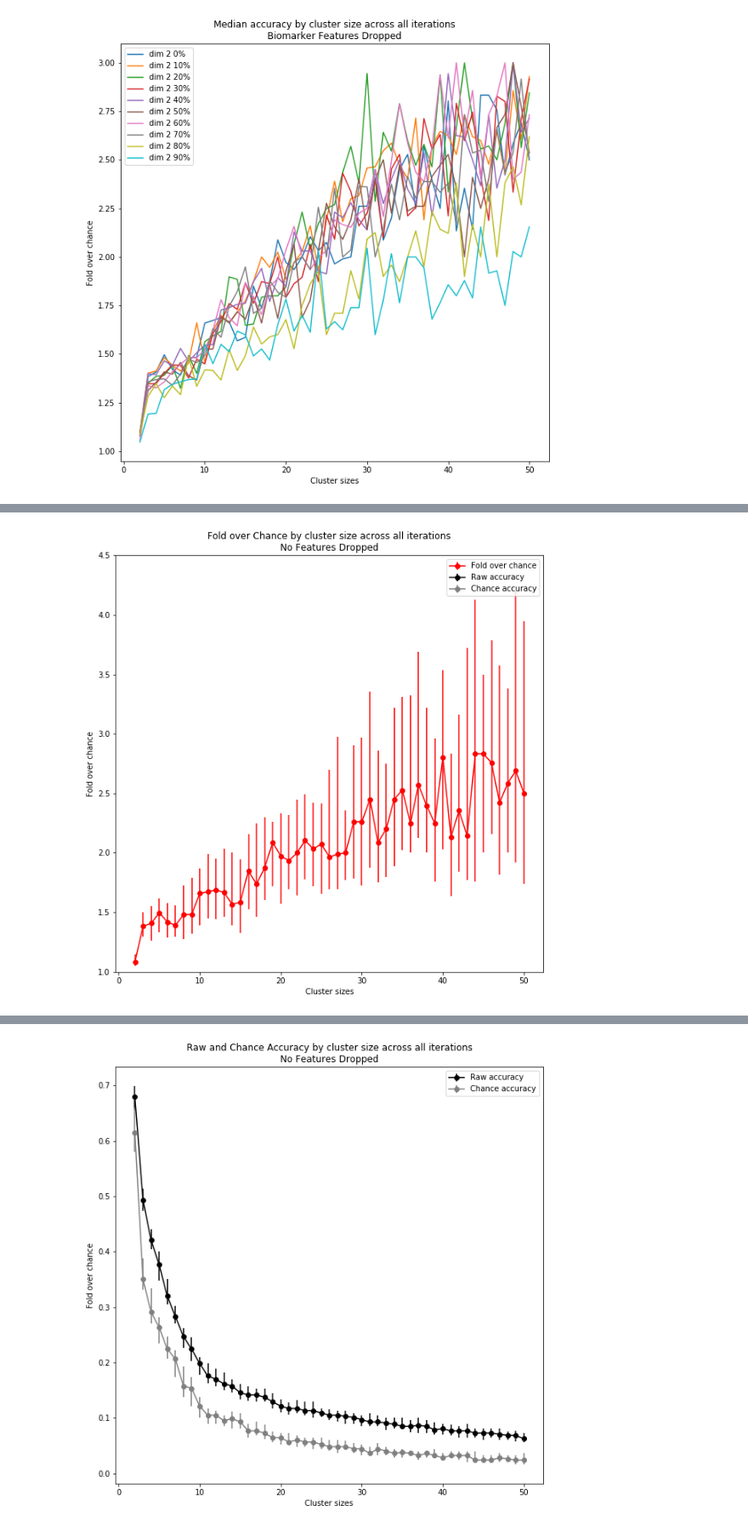
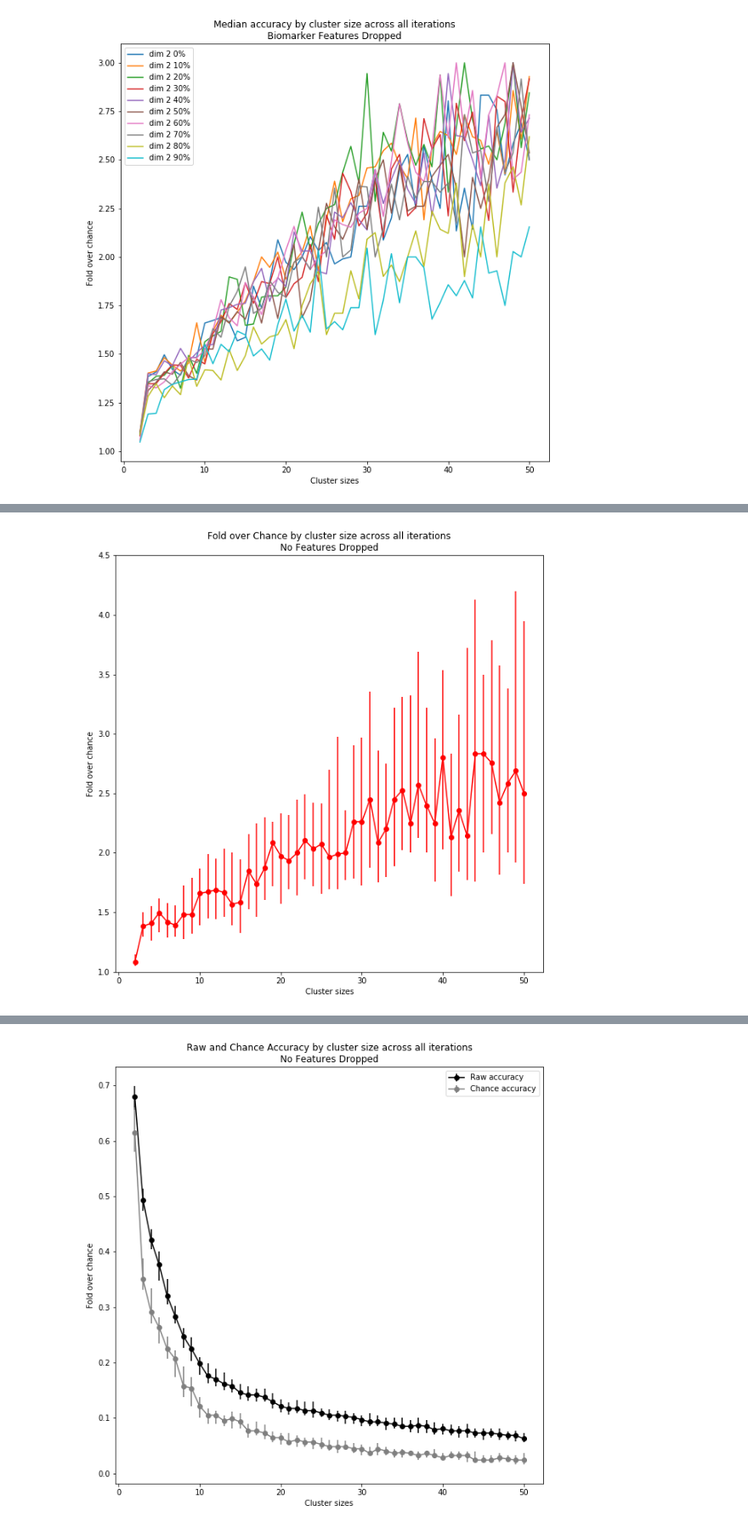
Before and after one commit to BouchardLab/ML_4_prec_prognosis, a Jupyter notebook: notebooks/no_transform_plots.ipynb, the cells around one changed output, grey strips where cells are left out. Shown at 85% size. Saved outputs shown, nothing was run; the diff lists cells and outputs as text; code cells hidden in the pictures.

Commit message:
more plots

```diff
--- a/notebooks/no_transform_plots.ipynb
+++ b/notebooks/no_transform_plots.ipynb
@@ -66,3 +68,8 @@ for ii,p in enumerate(percent):
 plt.savefig('/Users/ahyeon/Desktop/activ misc/no_transform_bm_dropped.pdf')
 # %% [output]
 [figure]
+# %%
+x = np.array([[10, 7, 4], [3, 2, 1]])
+print(x.shape)
+quart = iqr(x, axis=1)
+print(quart.shape)
@@ -68,0 +79,29 @@ plt.savefig('/Users/ahyeon/Desktop/activ misc/no_transform_bm_dropped.pdf')
+# %%
+percent = [0,10,20,30,40,50,60,70,80,90]
+
+for ii,p in enumerate([percent[0]]):
+    path = '/Users/ahyeon/Desktop/activ/results/no_transform/bm_drop_{}_result.h5'.format(p)
+    f = h5py.File(path, 'r')
+    predictions = np.squeeze(f['score'][:], axis=1)
+    norm_predictions = np.squeeze(f['norm_score'][:], axis=1)
+    cluster_sizes = f['cluster_sizes'][:]
+    labels = np.squeeze(f['clusters'][:], axis=1)
+    fold_over_chance = np.zeros((len(cluster_sizes), 50))
+    raw_acc = np.zeros((len(cluster_sizes), 50))
+    normalized_acc = np.zeros((len(cluster_sizes), 50))
+    for jj,c in enumerate(cluster_sizes):
+        all50mat = conf_alliter(c, predictions, labels)
+        norm_all50mat = conf_alliter(c, norm_predictions, labels)
+        acc = [accuracy(i) for i in all50mat]
+        norm_acc = [accuracy(i) for i in norm_all50mat]
+        foc = [float(x/y) for x, y in zip(acc, norm_acc)]
+        fold_over_chance[jj,:] = foc
+        raw_acc[jj,:] = acc
+        normalized_acc[jj,:] = norm_acc
+quartiles = iqr(fold_over_chance, axis=1)
+plt.figure(figsize=(10,10))
+plt.plot(cluster_sizes, quartiles, 'o', color='black')
+plt.title("Fold over chance IQR by cluster size across all iterations\nNo Features Dropped")
+plt.xlabel("Cluster sizes")
+plt.ylabel("IQR")
+plt.savefig("/Users/ahyeon/Desktop/activ misc/iqr.pdf")
@@ -94,32 +135,32 @@ for ii,p in enumerate([percent[0]]):
 
     plt.rcParams["figure.figsize"] = [10,10]
     cmap = plt.get_cmap("tab10")
     lower = [np.percentile(fold_over_chance[i,:], 25) for i in range(49)]
     upper = [np.percentile(fold_over_chance[i,:], 75) for i in range(49)]
     med = np.median(fold_over_chance, axis=1)
     raw_med = np.median(raw_acc, axis=1)
     raw_lower = [np.percentile(raw_acc[i,:], 25) for i in range(49)]
     raw_upper = [np.percentile(raw_acc[i,:], 75) for i in range(49)]
     norm_med = np.median(normalized_acc, axis=1)
     norm_lower = [np.percentile(normalized_acc[i,:], 25) for i in range(49)]
     norm_upper = [np.percentile(normalized_acc[i,:], 75) for i in range(49)]
 
     plt.ylim((1, 4.5))
     plt.errorbar(cluster_sizes, med, yerr=[med-lower,upper-med], color = 'red',fmt='-o', label='Fold over chance')
     plt.errorbar(cluster_sizes, raw_med, yerr=[raw_med-raw_lower,raw_upper-raw_med], color='black',fmt='-o', label='Raw accuracy')
     plt.errorbar(cluster_sizes, norm_med, yerr=[norm_med-norm_lower, norm_upper-norm_med], color='grey',fmt='-o', label='Chance accuracy')
 #     plt.errorbar(cluster_sizes, np.median(fold_over_chance, axis=1), yerr=2*std, color='red', label='Fold over chance')
 #     plt.errorbar(cluster_sizes, np.median(raw_acc, axis=1), yerr=2*raw_std, color='black', label='raw')
 #     plt.errorbar(cluster_sizes, np.median(normalized_acc, axis=1), yerr=2*norm_std, color='grey', label='chance')
 
 #     plt.plot(cluster_sizes, np.median(fold_over_chance, axis=1), label='fold over chance', color = 'red')
 #     plt.plot(cluster_sizes, np.median(raw_acc, axis=1), label='raw', color='black')
 #     plt.plot(cluster_sizes, np.median(normalized_acc, axis=1), label='chance', color='grey')
 
     plt.title("Fold over Chance by cluster size across all iterations\nNo Features Dropped")
     plt.xlabel("Cluster sizes")
     plt.ylabel("Fold over chance")
-    plt.legend()
+#     plt.legend()
 plt.savefig('/Users/ahyeon/Desktop/activ misc/no_transform_foc_error_bars.pdf')
 # %% [output]
-[figure, old version]
+[figure, new version]
```
Also changed, not shown: parts of 5 cells of this notebook, 1 other file.
